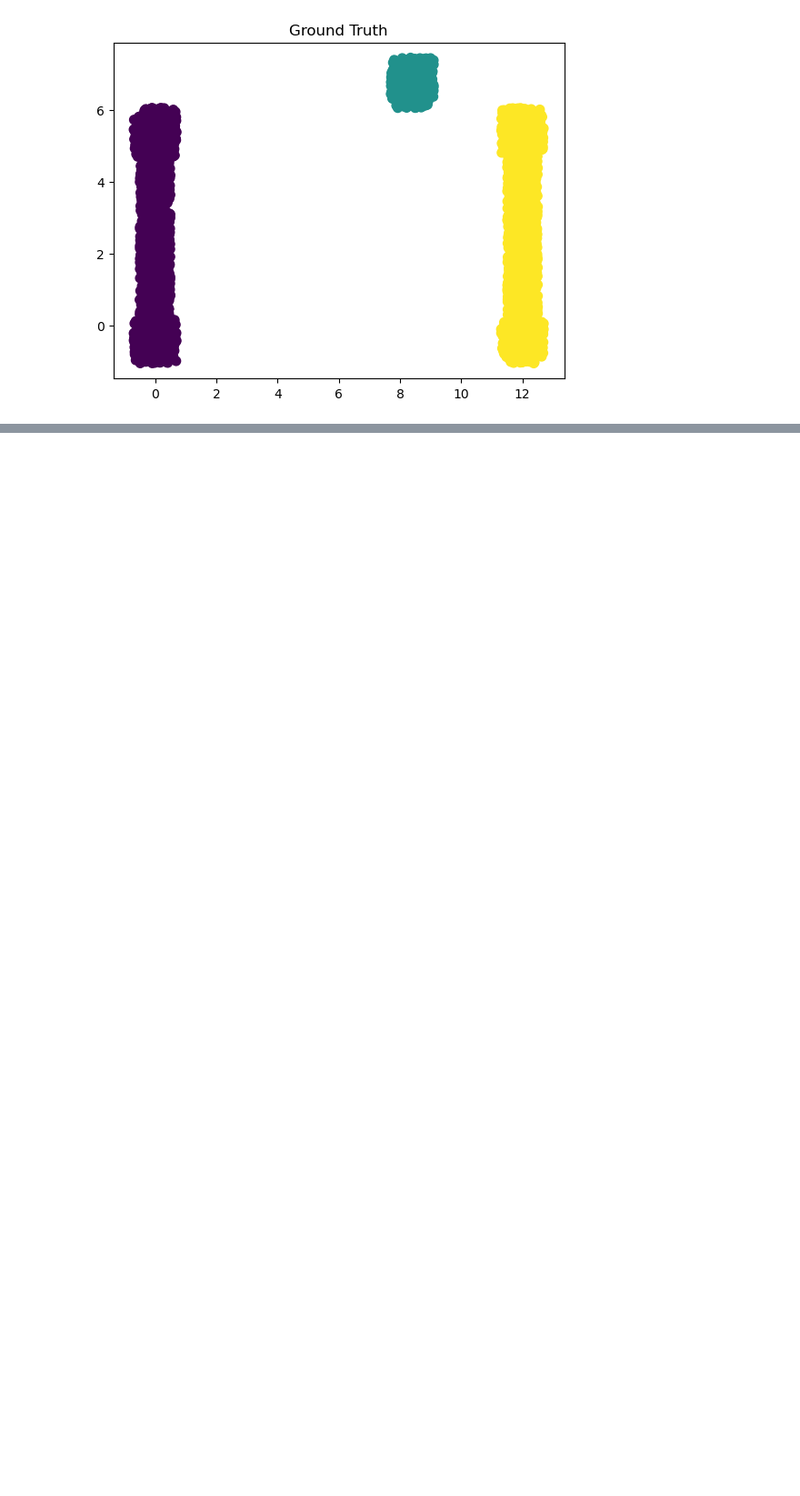
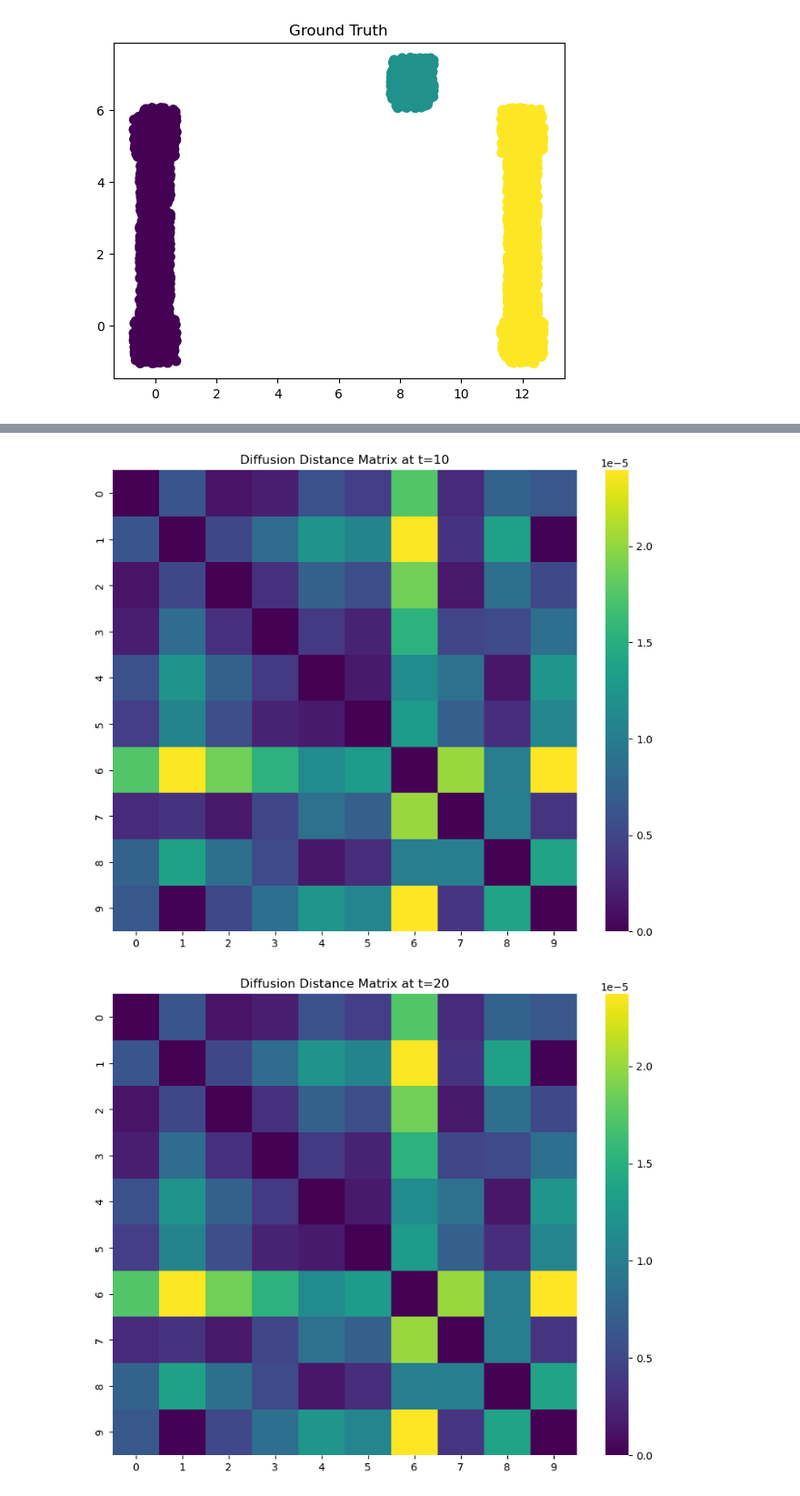
Before and after one commit to seolibek/Tufts2024, a Jupyter notebook: lund_exp.ipynb, the cells around one changed output, grey strips where cells are left out. Shown at 91% size. Drawn from its saved outputs; the diff is of its cells as text; code cells hidden in the pictures; blank space fills up the shorter version.

```diff
--- a/lund_exp.ipynb
+++ b/lund_exp.ipynb
@@ -15,3 +15,81 @@ def plot_clusters(X, labels, title):
 plot_clusters(X, GT, "Ground Truth")
 # %% [output]
 [figure]
+# %%
+import numpy as np
+import seaborn as sns
+from sklearn.cluster import KMeans
+from sklearn.neighbors import KernelDensity
+from sklearn.datasets import make_moons, make_blobs, make_classification, make_circles
+from sklearn.manifold import TSNE
+from scipy.sparse.csgraph import laplacian
+from scipy.spatial.distance import pdist, squareform
+from lund.lund import LearningbyUnsupervisedNonlinearDiffusion
+from lund.utils import GraphExtractor, diffusion_distance
+from model.utils import loadHSI,calculate_aligned_accuracy
+import matplotlib.pyplot as plt
+import scipy.io
+import pandas as pd
+
+grid_size = int(np.ceil(np.sqrt(X.shape[0])))
+print("GRID SIZE: ", grid_size)
+
+print("Data shape:", X.shape)
+print("GT shape", GT.shape)
+
+# GT = GT - 1
+# HSI = X.reshape((M, N, D))
+# Hyperparameters = {
+#     'Sigma': 1.0,
+#     'DiffusionNN': 10,
+
+# }
+
+kde = KernelDensity(bandwidth=1.0)
+kde.fit(X)
+log_density = kde.score_samples(X)
+p = np.exp(log_density)
+print(p.shape)
+graph_extractor = GraphExtractor(sigma = 0.8600, DiffusionNN = 6578, NEigs= 10)
+G = graph_extractor.extract_graph(X)
+
+
+def plot_diffusion_distance(G, timestep):
+
+    distances, embedding = diffusion_distance(G, timestep)
+    plt.figure(figsize=(10, 8))
+    sns.heatmap(distances, cmap='viridis')
+    plt.title(f'Diffusion Distance Matrix at t={timestep}')
+    plt.show()
+
+
+for timestep in [10, 20, 30, 40]:
+    plot_diffusion_distance(G, timestep)
+
+C, K, Dt = LearningbyUnsupervisedNonlinearDiffusion(X, 30, G, p)
+
+
+# print("Cluster labels:", C)
+# print("GT",GT)
+print("Number of clusters:", K)
+
+accuracy = calculate_aligned_accuracy(GT, C)
+print("Aligned Accuracy:", accuracy)
+
+def plot_clusters(X, labels, title):
+    plt.scatter(X[:, 0], X[:, 1], c=labels, cmap='viridis', s=50)
+    plt.title(title)
+    plt.show()
+
+def plot_kde_density(X, title):
+    # Create the KDE plot
+    plt.figure(figsize=(10, 6))
+    sns.kdeplot(x=X[:, 0], y=X[:, 1], cmap='viridis', fill=True, levels=20, thresh=0)
+    plt.scatter(X[:, 0], X[:, 1], c='red', s=5, edgecolor='k')
+    plt.title(title)
+    plt.show()
+
+
+plot_clusters(X, C, f"LUND Clustering (Aligned Accuracy: {accuracy:.2f})")
+plot_clusters(X, GT, "Ground Truth")
+# %% [output]
@@ -17,0 +113,2 @@ plot_clusters(X, GT, "Ground Truth")
+[figure, added]
+[figure, added]
```
Also changed, not shown: parts of 1 cell of this notebook, 4 other files.
